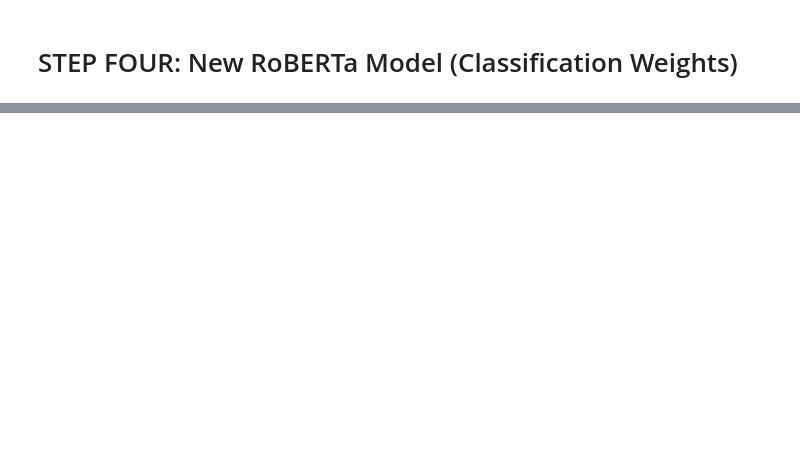
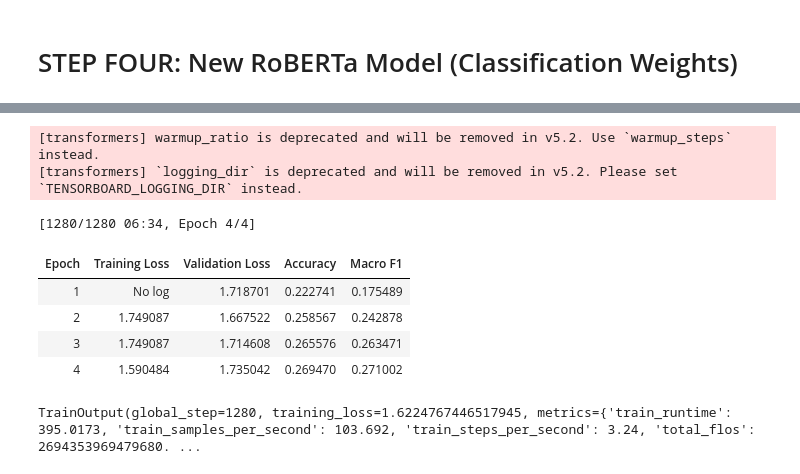
Before and after one commit to korukondarrao/LIAR_weightclassification, a Jupyter notebook: Final_Project.ipynb, the cells around one changed output, grey strips where cells are left out. Cells and saved outputs as stored; diff of their text form; code cells hidden in the pictures; blank space fills up the shorter version.

```diff
--- a/Final_Project.ipynb
+++ b/Final_Project.ipynb
@@ -253,0 +347,36 @@ trainer.train()
+# %%
+from transformers import TrainingArguments
+
+training_args = TrainingArguments(
+    output_dir = MODEL_PATH,
+    logging_dir = RESULTS_PATH,
+    num_train_epochs = 4,
+    learning_rate = 2e-5,
+    warmup_ratio = 0.1,
+    per_device_train_batch_size = 32,
+    per_device_eval_batch_size = 32,
+    optim = "adamw_torch",
+    eval_strategy = "epoch",
+    save_strategy = "epoch",
+)
+trainer = CustomTrainer(model = model, args = training_args, train_dataset = train_dataset, eval_dataset = val_dataset, compute_metrics = compute_metrics)
+
+trainer.train()
+
+#Results:
+# Epoch	Training Loss   Validation Loss	    Accuracy	    Macro F1
+# 1	    No log	        1.705128	        0.221963	    0.197250
+# 2	    1.740097	    1.660059	        0.269470	    0.259901
+# 3	    1.740097	    1.717745	        0.267913	    0.267355
+# 4	    1.568681	    1.745737	        0.267913	    0.271299
+#TrainOutput(global_step=1280, training_loss=1.602678155899048, metrics={'train_runtime': 375.0141, 'train_samples_per_second': 109.223, 'train_steps_per_second': 3.413, 'total_flos': 2694353969479680.0, 'train_loss': 1.602678155899048, 'epoch': 4.0})
+# %% [output]
+[transformers] warmup_ratio is deprecated and will be removed in v5.2. Use `warmup_steps` instead.
+[transformers] `logging_dir` is deprecated and will be removed in v5.2. Please set `TENSORBOARD_LOGGING_DIR` instead.
+[1280/1280 06:34, Epoch 4/4]
+| Epoch | Training Loss | Validation Loss | Accuracy | Macro F1 |
+| 1 | No log | 1.718701 | 0.222741 | 0.175489 |
+| 2 | 1.749087 | 1.667522 | 0.258567 | 0.242878 |
+| 3 | 1.749087 | 1.714608 | 0.265576 | 0.263471 |
+| 4 | 1.590484 | 1.735042 | 0.269470 | 0.271002 |
+TrainOutput(global_step=1280, training_loss=1.6224767446517945, metrics={'train_runtime': 395.0173, 'train_samples_per_second': 103.692, 'train_steps_per_second': 3.24, 'total_flos': 2694353969479680. ...
```
Also changed, not shown: parts of 16 cells of this notebook, 6 other files.
